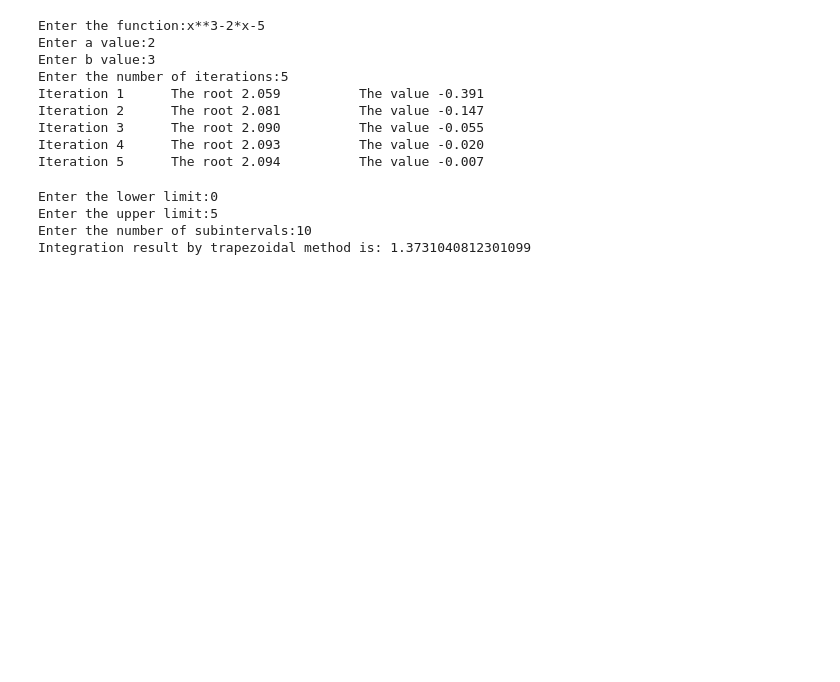
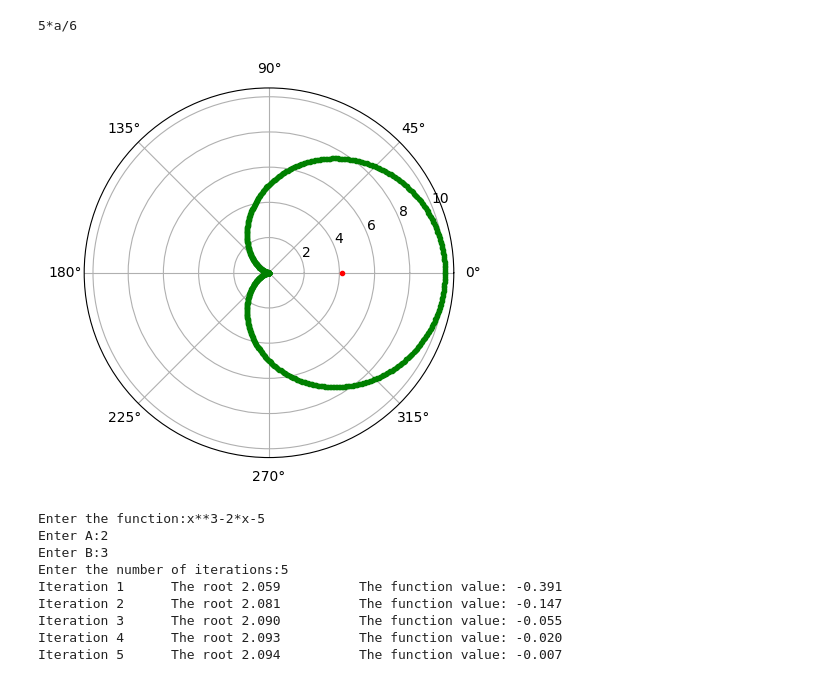
Before and after one commit to Kushala-bit/skills-introduction-to-github, a Jupyter notebook: chapter_appendix-tools-for-deep-learning/jupyter.ipynb, the cells around one changed output. Saved outputs shown, nothing was run; the diff lists cells and outputs as text; code cells hidden in the pictures; blank space fills up the shorter version.

```diff
--- a/chapter_appendix-tools-for-deep-learning/jupyter.ipynb
+++ b/chapter_appendix-tools-for-deep-learning/jupyter.ipynb
@@ -231,46 +222,49 @@ $\displaystyle 6 \mathbf{{x}_{N}} \mathbf{{y}_{N}} \mathbf{{z}_{N}}$
+# %%
+import numpy as np
+from sympy import *
+import matplotlib.pyplot as plt
+import math
+r=Symbol('r')
+t=Symbol('t')
+a=Symbol('a')
+I1=integrate(cos(t)*r**2,(r,0,a*(1+cos(t))),(t,-pi,pi))
+I2=integrate(r,(r,0,a*(1+cos(t))),(t,-pi,pi))
+I=I1/I2
+print(I)
+I=I.subs(a,5)
+plt.axes(projection='polar')
+a=5
+rad=np.arange(0,(2*np.pi),0.01)
+for i in rad:
+  r=a+(a*np.cos(i))
+  plt.polar(i,r,'g.')
+plt.plot(0,I,'r.')
+plt.show()
+# %% [output]
+5*a/6
+[figure, added]
 # %%
 from sympy import *
 x=Symbol('x')
 g=input('Enter the function:')
 f=lambdify(x,g)
-a=float(input('Enter a value:'))
-b=float(input('Enter b value:'))
+a=float(input('Enter A:'))
+b=float(input('Enter B:'))
 N=int(input('Enter the number of iterations:'))
 for i in range(1,N+1):
   c=(a*f(b)-b*f(a))/(f(b)-f(a))
-  if ((f(a)*f(c))<0):
+  if((f(a)*f(c)<0)):
     b=c
   else:
     a=c
-    print('Iteration %d \t The root %0.3f \t The value %0.3f '%(i,c,f(c)))
+  print('Iteration %d \t The root %0.3f \t The function value: %0.3f \t'%(i,c,f(c)))
 # %% [output]
 Enter the function:x**3-2*x-5
-Enter a value:2
-Enter b value:3
+Enter A:2
+Enter B:3
 Enter the number of iterations:5
-Iteration 1      The root 2.059          The value -0.391
-Iteration 2      The root 2.081          The value -0.147
-Iteration 3      The root 2.090          The value -0.055
-Iteration 4      The root 2.093          The value -0.020
-Iteration 5      The root 2.094          The value -0.007
+Iteration 1      The root 2.059          The function value: -0.391
+Iteration 2      The root 2.081          The function value: -0.147
+Iteration 3      The root 2.090          The function value: -0.055
+Iteration 4      The root 2.093          The function value: -0.020
+Iteration 5      The root 2.094          The function value: -0.007
-# %%
-def func(x):
-  return 1/(1+x**2)
-def trapezoidal(x0,xn,n):
-  h=(xn-x0)/n
-  integration=func(x0)+func(xn)
-  for i in range(1,n):
-    k=x0+i*h
-    integration=integration+2*func(k)
-  integration=integration*h/2
-  return integration
-lower=float(input('Enter the lower limit:'))
-uppper=float(input('Enter the upper limit:'))
-sub=int(input('Enter the number of subintervals:'))
-result=trapezoidal(lower,uppper,sub)
-print('Integration result by trapezoidal method is:',result)
-# %% [output]
-Enter the lower limit:0
-Enter the upper limit:5
-Enter the number of subintervals:10
-Integration result by trapezoidal method is: 1.3731040812301099
```
Also changed, not shown: parts of 8 cells of this notebook.
